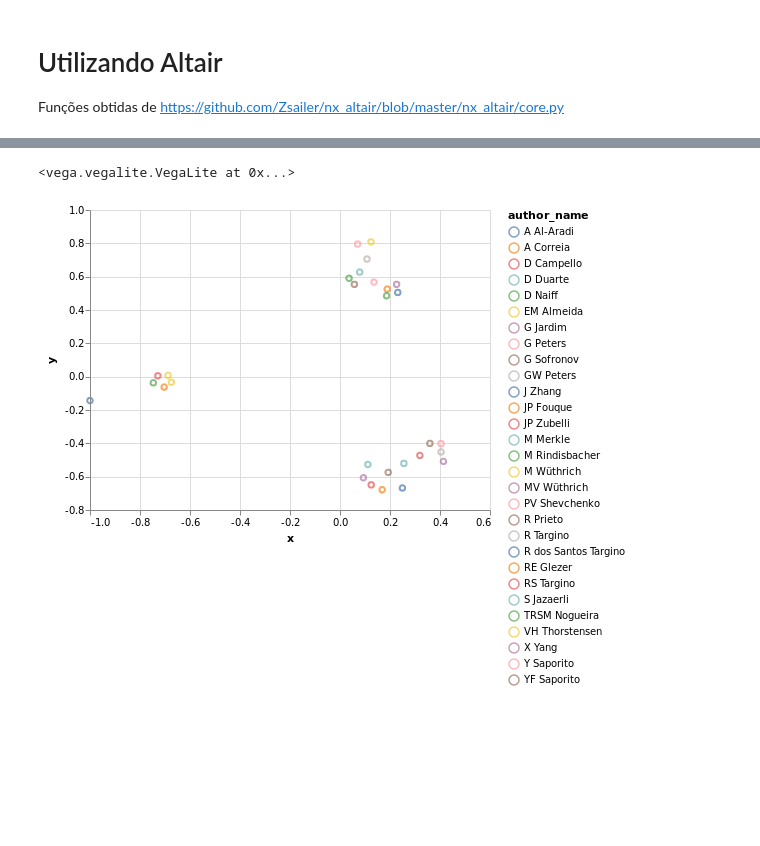
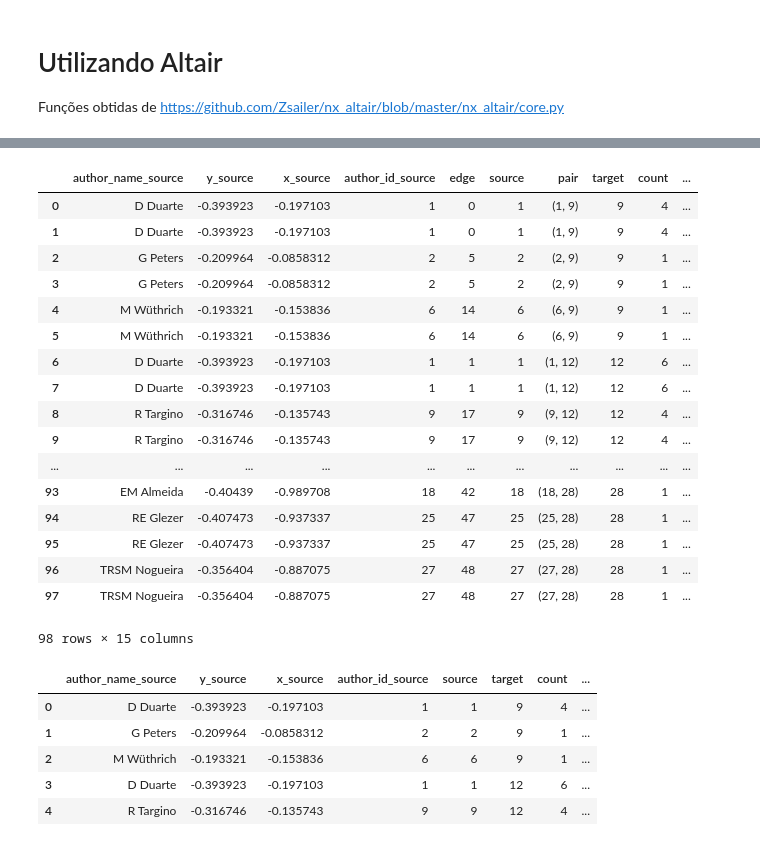
Before and after one commit to davibarreira/FDS-Homeworks, a Jupyter notebook: SandBox_Network.ipynb, the cells around one changed output, grey strips where cells are left out. Drawn from its saved outputs; the diff is of its cells as text; code cells hidden in the pictures; blank space fills up the shorter version.

```diff
--- a/SandBox_Network.ipynb
+++ b/SandBox_Network.ipynb
@@ -200,9 +201,26 @@ df_nodes_authors
-# %%
-alt.Chart(df_nodes_authors).mark_point().encode(
-    x = 'x',
-    y = 'y',
-    color = 'author_name'
-)
-# %% [output]
-<vega.vegalite.VegaLite at 0x...>
-[figure, removed]
+# %%
+df_authors = pd.merge(df_nodes_authors,df_edges_authors,
+     left_on='author_id',right_on='source',suffixes=('_source','_target'))
+df_authors = pd.merge(df_authors,df_nodes_authors,left_on='target',right_on='author_id',
+                     suffixes=('_source','_target'))
+# %%
+df_authors
+# %% [output]
+|  | author_name_source | y_source | x_source | author_id_source | edge | source | pair | target | count | ... |
+| 0 | D Duarte | -0.393923 | -0.197103 | 1 | 0 | 1 | (1, 9) | 9 | 4 | ... |
+| 1 | D Duarte | -0.393923 | -0.197103 | 1 | 0 | 1 | (1, 9) | 9 | 4 | ... |
+| 2 | G Peters | -0.209964 | -0.0858312 | 2 | 5 | 2 | (2, 9) | 9 | 1 | ... |
+| 3 | G Peters | -0.209964 | -0.0858312 | 2 | 5 | 2 | (2, 9) | 9 | 1 | ... |
+| 4 | M Wüthrich | -0.193321 | -0.153836 | 6 | 14 | 6 | (6, 9) | 9 | 1 | ... |
+| 5 | M Wüthrich | -0.193321 | -0.153836 | 6 | 14 | 6 | (6, 9) | 9 | 1 | ... |
+| 6 | D Duarte | -0.393923 | -0.197103 | 1 | 1 | 1 | (1, 12) | 12 | 6 | ... |
+| 7 | D Duarte | -0.393923 | -0.197103 | 1 | 1 | 1 | (1, 12) | 12 | 6 | ... |
+| 8 | R Targino | -0.316746 | -0.135743 | 9 | 17 | 9 | (9, 12) | 12 | 4 | ... |
+| 9 | R Targino | -0.316746 | -0.135743 | 9 | 17 | 9 | (9, 12) | 12 | 4 | ... |
+| ... | ... | ... | ... | ... | ... | ... | ... | ... | ... | ... |
+| 93 | EM Almeida | -0.40439 | -0.989708 | 18 | 42 | 18 | (18, 28) | 28 | 1 | ... |
+| 94 | RE Glezer | -0.407473 | -0.937337 | 25 | 47 | 25 | (25, 28) | 28 | 1 | ... |
+| 95 | RE Glezer | -0.407473 | -0.937337 | 25 | 47 | 25 | (25, 28) | 28 | 1 | ... |
+| 96 | TRSM Nogueira | -0.356404 | -0.887075 | 27 | 48 | 27 | (27, 28) | 28 | 1 | ... |
+| 97 | TRSM Nogueira | -0.356404 | -0.887075 | 27 | 48 | 27 | (27, 28) | 28 | 1 | ... |
+98 rows × 15 columns
@@ -208,0 +233,9 @@ alt.Chart(df_nodes_authors).mark_point().encode(
+# %%
+df_authors.head()
+# %% [output]
+|  | author_name_source | y_source | x_source | author_id_source | source | target | count | ... |
+| 0 | D Duarte | -0.393923 | -0.197103 | 1 | 1 | 9 | 4 | ... |
+| 1 | G Peters | -0.209964 | -0.0858312 | 2 | 2 | 9 | 1 | ... |
+| 2 | M Wüthrich | -0.193321 | -0.153836 | 6 | 6 | 9 | 1 | ... |
+| 3 | D Duarte | -0.393923 | -0.197103 | 1 | 1 | 12 | 6 | ... |
+| 4 | R Targino | -0.316746 | -0.135743 | 9 | 9 | 12 | 4 | ... |
```
Also changed, not shown: parts of 9 cells of this notebook.
